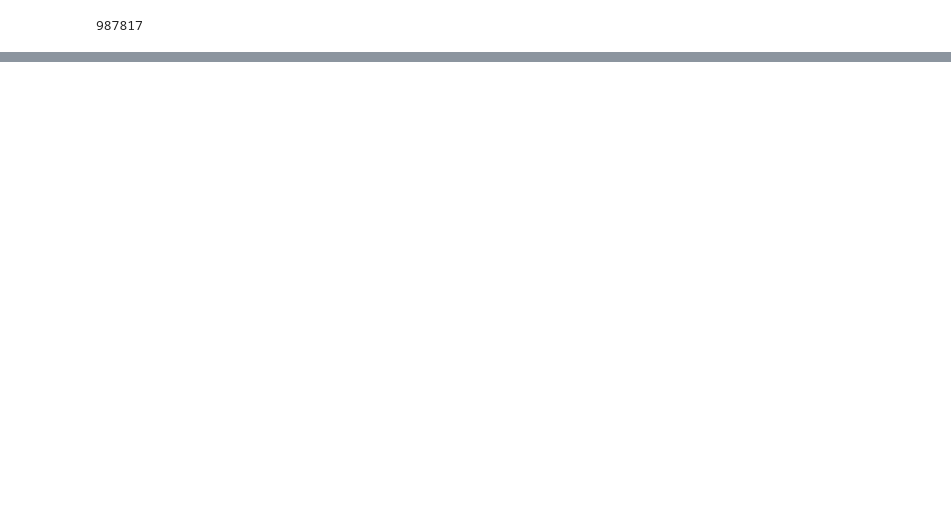
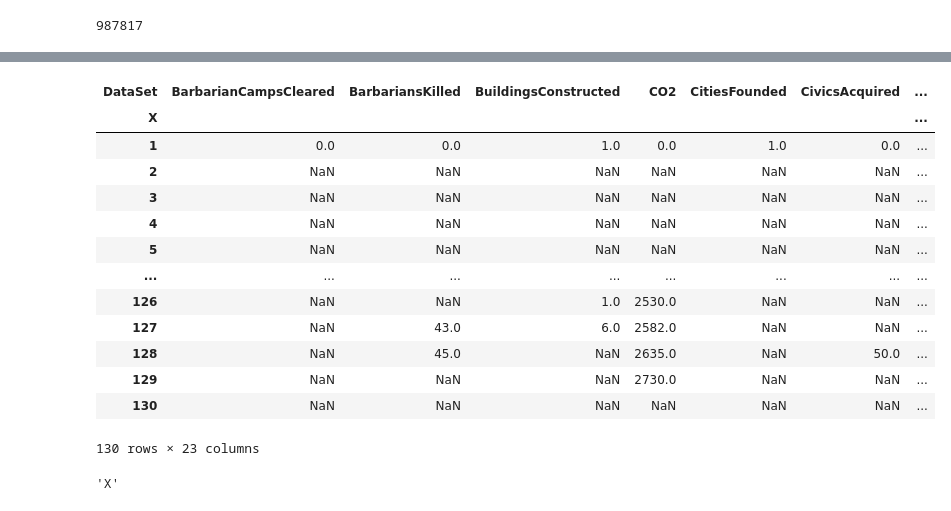
Before and after one commit to astaileyyoung/Civ6HOFParser, a Jupyter notebook: notebook.ipynb, the cells around one changed output, grey strips where cells are left out. Saved outputs shown, nothing was run; the diff lists cells and outputs as text; code cells hidden in the pictures; blank space fills up the shorter version.

```diff
--- a/notebook.ipynb
+++ b/notebook.ipynb
@@ -4,9 +5,6 @@ import sqlalchemy as db
 # %%
 def pivot_table(df):
-    leader = df.at[0, 'LeaderName']
-    civ = df.at[0, 'CivilizationName']
     p = df.pivot(index='X', columns='DataSet', values='Y')
-    p = p.assign(LeaderName=leader, CivilizationName=civ)
     return p
 # %%
 username = 'amos'
@@ -135,0 +124,4 @@ df.shape
+# %%
+df = pd.read_sql_query('SELECT * FROM Yields', conn)
+# df = df.rename({'Civilization': 'CivilizationName', 'Leader': 'LeaderName', 'Turn': 'X', 'Value': 'Y'}, axis=1)
+df.head()
@@ -135,0 +135,24 @@ df.shape
+# %%
+dfs = []
+for object_id in tqdm(df['ObjectId'].unique()):
+    for game_id in df['GameId'].unique():
+        temp = df[(df['ObjectId'] == object_id) &
+                  (df['GameId'] == game_id)]
+        if temp.shape[0] == 0:
+            continue
+        temp = temp.reset_index()
+        player_id = temp.at[0, 'PlayerObjectId']
+        type = temp.at[0, 'Type']
+        name = temp.at[0, 'Name']
+        civ = temp.at[0, 'Civilization']
+        leader = temp.at[0, 'Leader']
+        p = temp.pivot(index='Turn', columns='DataSet', values='Value')
+        p = p.assign(PlayerObjectId=player_id,
+                        GameId=game_id,
+                        Type=type,
+                        Name=name,
+                        Civilization=civ,
+                        Leader=leader)
+        dfs.append(p)
+total = pd.concat(dfs, axis=0)
+total.head()
@@ -135,0 +223,22 @@ df.shape
+# %%
+p = temp.pivot(index='X', columns='DataSet', values='Y')
+p
+# %% [output]
+| DataSet | BarbarianCampsCleared | BarbariansKilled | BuildingsConstructed | CO2 | CitiesFounded | CivicsAcquired | ... |
+| X |  |  |  |  |  |  | ... |
+| 1 | 0.0 | 0.0 | 1.0 | 0.0 | 1.0 | 0.0 | ... |
+| 2 | NaN | NaN | NaN | NaN | NaN | NaN | ... |
+| 3 | NaN | NaN | NaN | NaN | NaN | NaN | ... |
+| 4 | NaN | NaN | NaN | NaN | NaN | NaN | ... |
+| 5 | NaN | NaN | NaN | NaN | NaN | NaN | ... |
+| ... | ... | ... | ... | ... | ... | ... | ... |
+| 126 | NaN | NaN | 1.0 | 2530.0 | NaN | NaN | ... |
+| 127 | NaN | 43.0 | 6.0 | 2582.0 | NaN | NaN | ... |
+| 128 | NaN | 45.0 | NaN | 2635.0 | NaN | 50.0 | ... |
+| 129 | NaN | NaN | NaN | 2730.0 | NaN | NaN | ... |
+| 130 | NaN | NaN | NaN | NaN | NaN | NaN | ... |
+130 rows × 23 columns
+# %%
+p.index.name
+# %% [output]
+'X'
```
Also changed, not shown: parts of 13 cells of this notebook.
